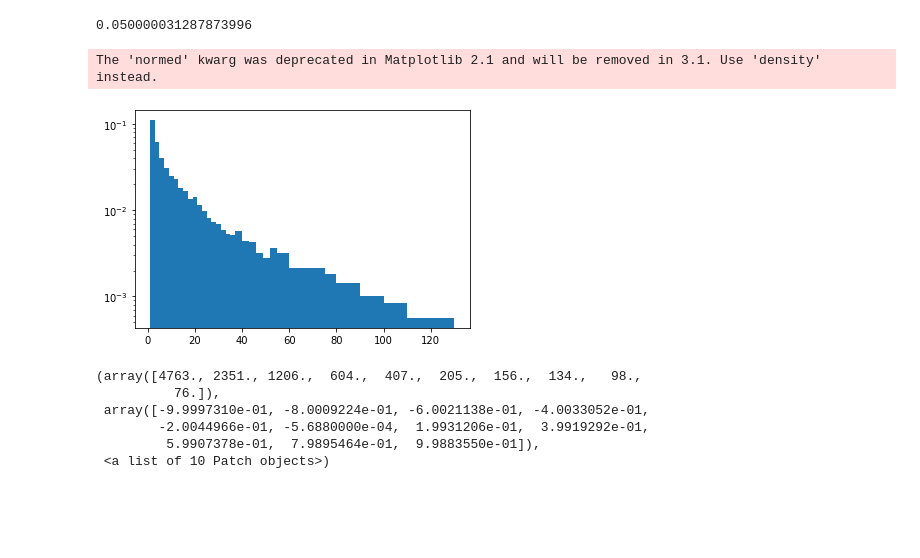
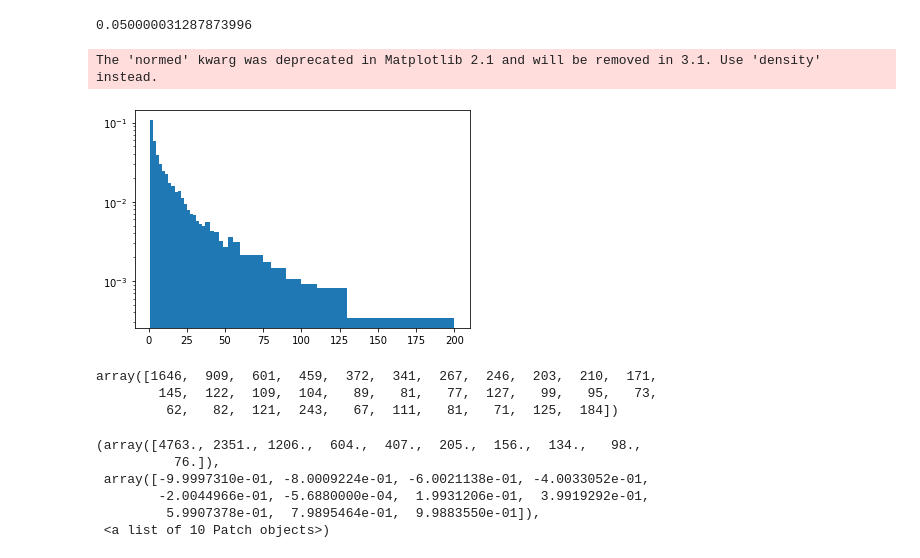
Before and after one commit to Zelenyy/phd-code, a Jupyter notebook: notebooks/17.Aragats_2020.06.03.ipynb, the cells around one changed output. Saved outputs shown, nothing was run; the diff lists cells and outputs as text; code cells hidden in the pictures; blank space fills up the shorter version.

```diff
--- a/notebooks/17.Aragats_2020.06.03.ipynb
+++ b/notebooks/17.Aragats_2020.06.03.ipynb
@@ -216,20 +217,20 @@ z = data[:, 3]
 energy = data[:, 0]
 xy = data[:, 1]**2 + data[:, 2]**2
 # %%
-indx1 = energy < 150
+indx1 = energy < 200
 indx2 = z < 0
 indx3 = np.logical_and(indx1, energy>1)
 indx = np.logical_and(indx2, indx3)
 bins = np.array([1,  3.,   5.,   7.,   9.,  11.,  13.,  15.,  17.,  19.,  21.,  23.,  25.,  27.,  29.,
   31.,  33.,  35.,  37.,  40.,  43.,  46.,  49.,  52.,  55.,  60.,  75.,  80.,  90.,
- 100., 110., 130.])
+ 100., 110., 130., 200])
 plt.hist(energy[indx]*np.abs(z[indx]), bins =bins, normed=True);
 # xs = np.linspace(5, 75)
 # plt.plot(xs, xs**(-1.5))
 # xs = np.linspace(75, 130)
 # plt.plot(xs, 0.1*xs**(-0.5))
 plt.yscale("log")
 # plt.xscale("log")
 # %% [output]
 The 'normed' kwarg was deprecated in Matplotlib 2.1 and will be removed in 3.1. Use 'density' instead.
-[figure, old version]
+[figure, new version]
@@ -238,3 +237,17 @@ hist , bins = np.histogram(energy[indx]*np.abs(z[indx]))
+# %%
+bins = np.array([1,  3.,   5.,   7.,   9.,  11.,  13.,  15.,  17.,  19.,  21.,  23.,  25.,  27.,  29.,
+  31.,  33.,  35.,  37.,  40.,  43.,  46.,  49.,  52.,  55.,  60.,  75.,  80.,  90.,
+ 100., 110., 130., 200])
+indx1 = energy < 200
+indx2 = z < 0
+indx3 = np.logical_and(indx1, energy>1)
+indx = np.logical_and(indx2, indx3)
+hist , bins = np.histogram(energy[indx]*np.abs(z[indx]), bins= bins)
+print(repr(hist))
+# %% [output]
+array([1646,  909,  601,  459,  372,  341,  267,  246,  203,  210,  171,
+        145,  122,  109,  104,   89,   81,   77,  127,   99,   95,   73,
+         62,   82,  121,  243,   67,  111,   81,   71,  125,  184])
 # %%
 def power(x, a, b):
     return a*(x**b)
```
Also changed, not shown: parts of 16 cells of this notebook, 17 other files.
